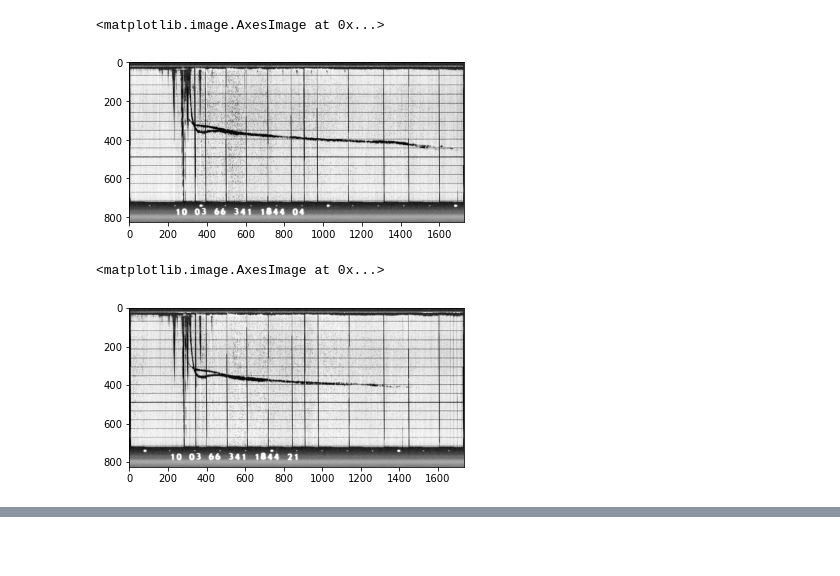
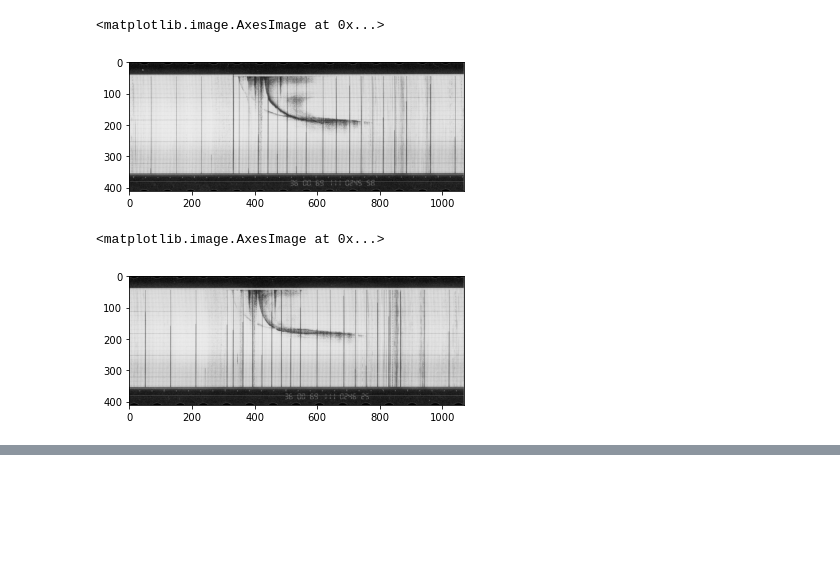
Before and after one commit to asc-csa/Alouette_ISIS_extract, a Jupyter notebook: Play/Play-20230331.ipynb, the cells around one changed output, grey strips where cells are left out. Drawn from its saved outputs; the diff is of its cells as text; code cells hidden in the pictures; blank space fills up the shorter version.

```diff
--- a/Play/Play-20230331.ipynb
+++ b/Play/Play-20230331.ipynb
@@ -13,5 +13,5 @@ Looking for C:\Users\rnaidoo\.keras-ocr\crnn_kurapan.h5
 # %%
-subdir_path = 'L:/DATA/Alouette_I/BATCH_II_Run1/04_processed/R014207817/4163-03A/'
+subdir_path = 'L:/DATA/ISIS/raw_upload_20230421/R014207869/B1-34-49 ISIS-A C-198-00/'
 # %%
 img_fns = []
 for file in os.listdir(subdir_path):
@@ -74,17 +100,17 @@ for i in range(0, len(prediction_groups)):
 # %%
-img_fn = subdir_path + '102.png'
+img_fn = subdir_path + 'Image0005.png'
 img = mpimg.imread(img_fn)
 plt.imshow(img)
 # %% [output]
 <matplotlib.image.AxesImage at 0x...>
-[figure, old version]
+[figure, new version]
 # %%
-img_fn = subdir_path + '103.png'
+img_fn = subdir_path + 'Image0006.png'
 img = mpimg.imread(img_fn)
 plt.imshow(img)
 # %% [output]
 <matplotlib.image.AxesImage at 0x...>
-[figure, old version]
+[figure, new version]
 # %%
 df_results
 # %% [output]
```
Also changed, not shown: parts of 7 cells of this notebook, 1 other file.
